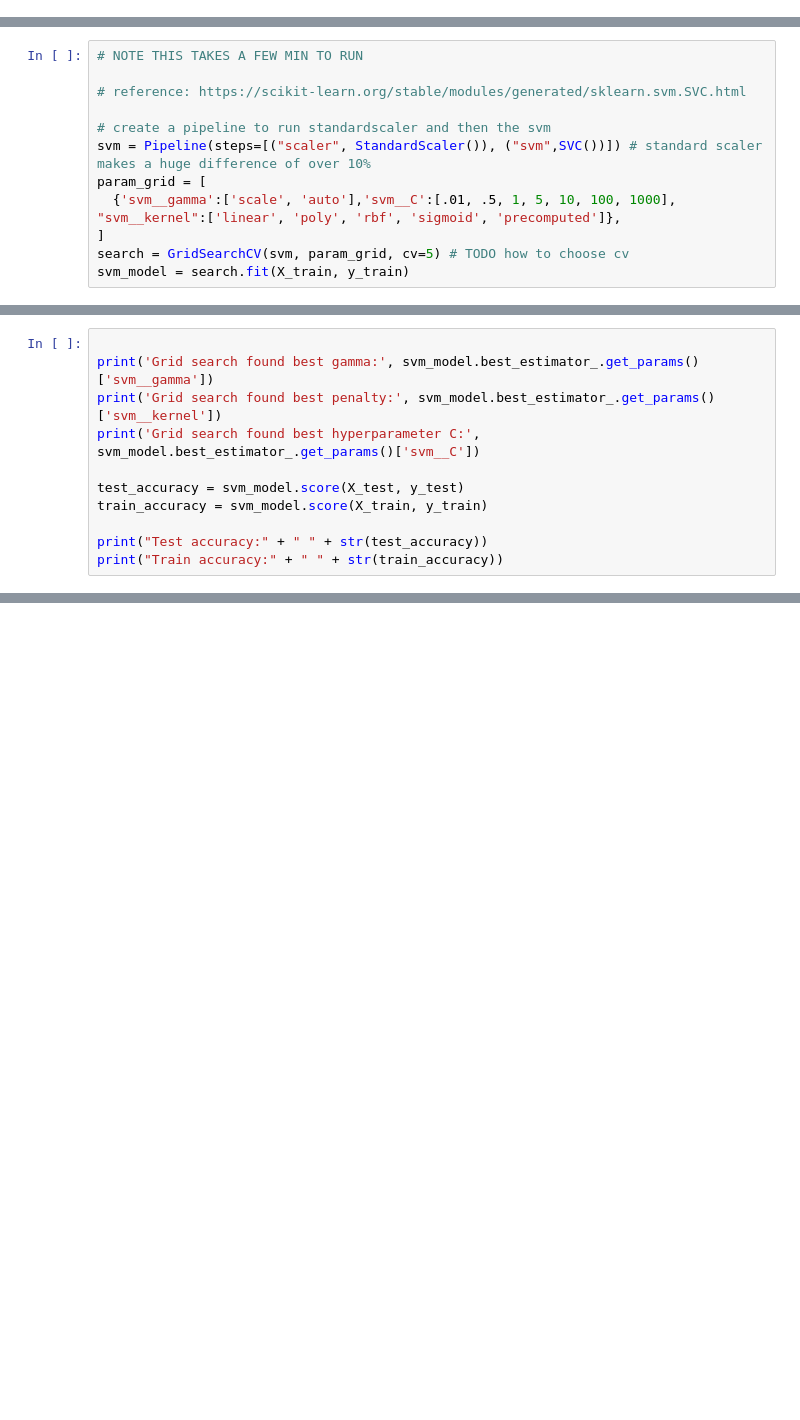
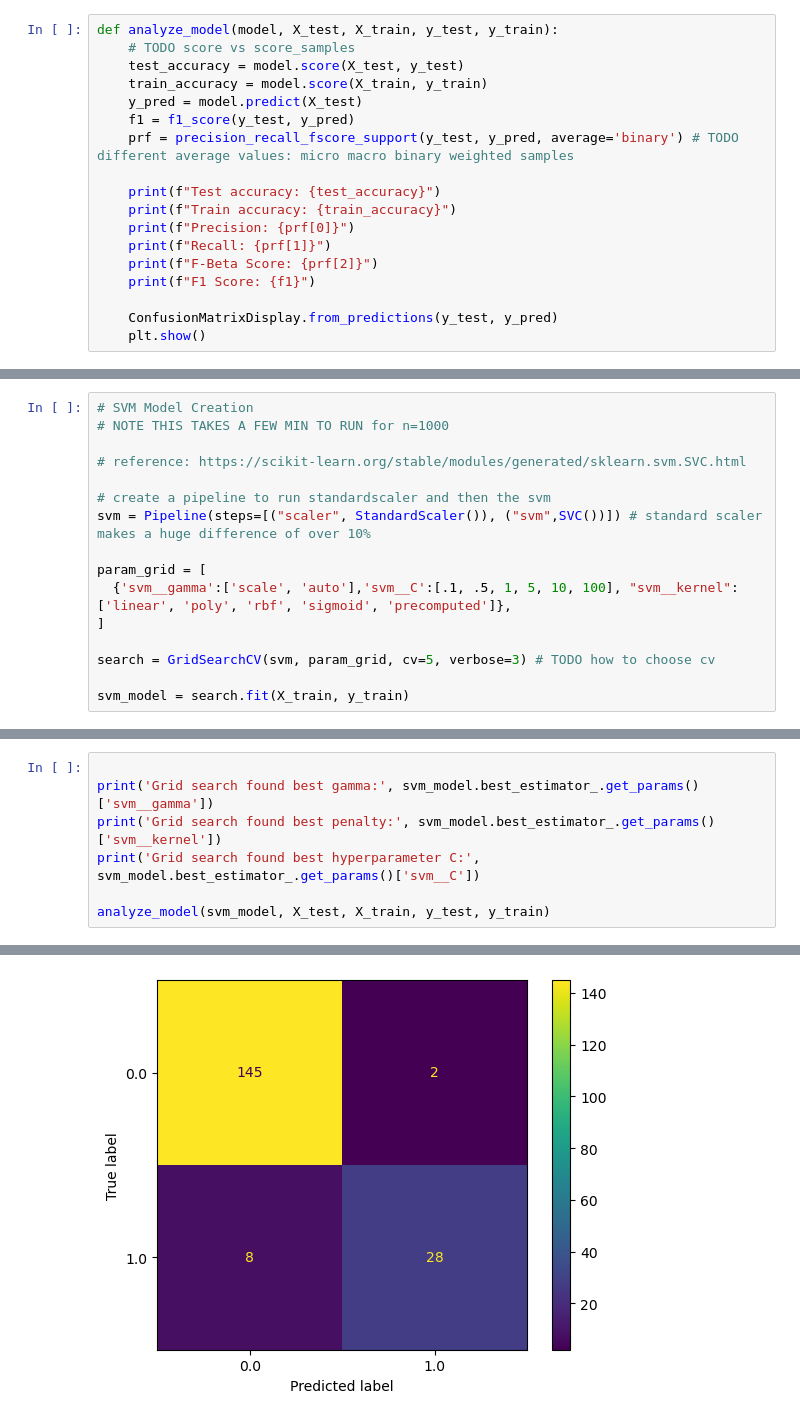
Before and after one commit to Noobify2012/CS6140-final-project, a Jupyter notebook: src/exploration/model_exploration.ipynb, the cells around one changed output, grey strips where cells are left out. Saved outputs shown, nothing was run; the diff lists cells and outputs as text; blank space fills up the shorter version.

```diff
--- a/src/exploration/model_exploration.ipynb
+++ b/src/exploration/model_exploration.ipynb
@@ -14,6 +17,24 @@ test_file = '/app/raw/Flights_2018_1.csv'
 df = pd.read_csv(test_file, nrows=1000)
 # for col in df:
 #     print(col)
+# %%
+def analyze_model(model, X_test, X_train, y_test, y_train):
+    # TODO score vs score_samples
+    test_accuracy = model.score(X_test, y_test)
+    train_accuracy = model.score(X_train, y_train)
+    y_pred = model.predict(X_test)
+    f1 = f1_score(y_test, y_pred)
+    prf = precision_recall_fscore_support(y_test, y_pred, average='binary') # TODO different average values: micro macro binary weighted samples
+
+    print(f"Test accuracy: {test_accuracy}")
+    print(f"Train accuracy: {train_accuracy}")
+    print(f"Precision: {prf[0]}")
+    print(f"Recall: {prf[1]}")
+    print(f"F-Beta Score: {prf[2]}")
+    print(f"F1 Score: {f1}")
+
+    ConfusionMatrixDisplay.from_predictions(y_test, y_pred)
+    plt.show()
 # %%
 
 # df[(df['ArrDel15'] != math.isnan)]
@@ -86,12 +108,16 @@ Train accuracy: 0.9508196721311475
 # %%
-# NOTE THIS TAKES A FEW MIN TO RUN
+# SVM Model Creation
+# NOTE THIS TAKES A FEW MIN TO RUN for n=1000
 
 # reference: https://scikit-learn.org/stable/modules/generated/sklearn.svm.SVC.html
 
 # create a pipeline to run standardscaler and then the svm
 svm = Pipeline(steps=[("scaler", StandardScaler()), ("svm",SVC())]) # standard scaler makes a huge difference of over 10%
+
 param_grid = [
-  {'svm__gamma':['scale', 'auto'],'svm__C':[.01, .5, 1, 5, 10, 100, 1000], "svm__kernel":['linear', 'poly', 'rbf', 'sigmoid', 'precomputed']},
+  {'svm__gamma':['scale', 'auto'],'svm__C':[.1, .5, 1, 5, 10, 100], "svm__kernel":['linear', 'poly', 'rbf', 'sigmoid', 'precomputed']},
 ]
-search = GridSearchCV(svm, param_grid, cv=5) # TODO how to choose cv
+
+search = GridSearchCV(svm, param_grid, cv=5, verbose=3) # TODO how to choose cv
+
 svm_model = search.fit(X_train, y_train)
@@ -101,11 +146,7 @@ print('Grid search found best gamma:', svm_model.best_estimator_.get_params()['s
 print('Grid search found best penalty:', svm_model.best_estimator_.get_params()['svm__kernel'])
 print('Grid search found best hyperparameter C:', svm_model.best_estimator_.get_params()['svm__C'])
 
-test_accuracy = svm_model.score(X_test, y_test)
-train_accuracy = svm_model.score(X_train, y_train)
-
-print("Test accuracy:" + " " + str(test_accuracy))
-print("Train accuracy:" + " " + str(train_accuracy))
+analyze_model(svm_model, X_test, X_train, y_test, y_train)
 # %% [output]
 Grid search found best gamma: scale
 Grid search found best penalty: linear
@@ -114,0 +160 @@ Train accuracy: 0.9508196721311475
+[figure, added]
```
Also changed, not shown: parts of 6 cells of this notebook.
